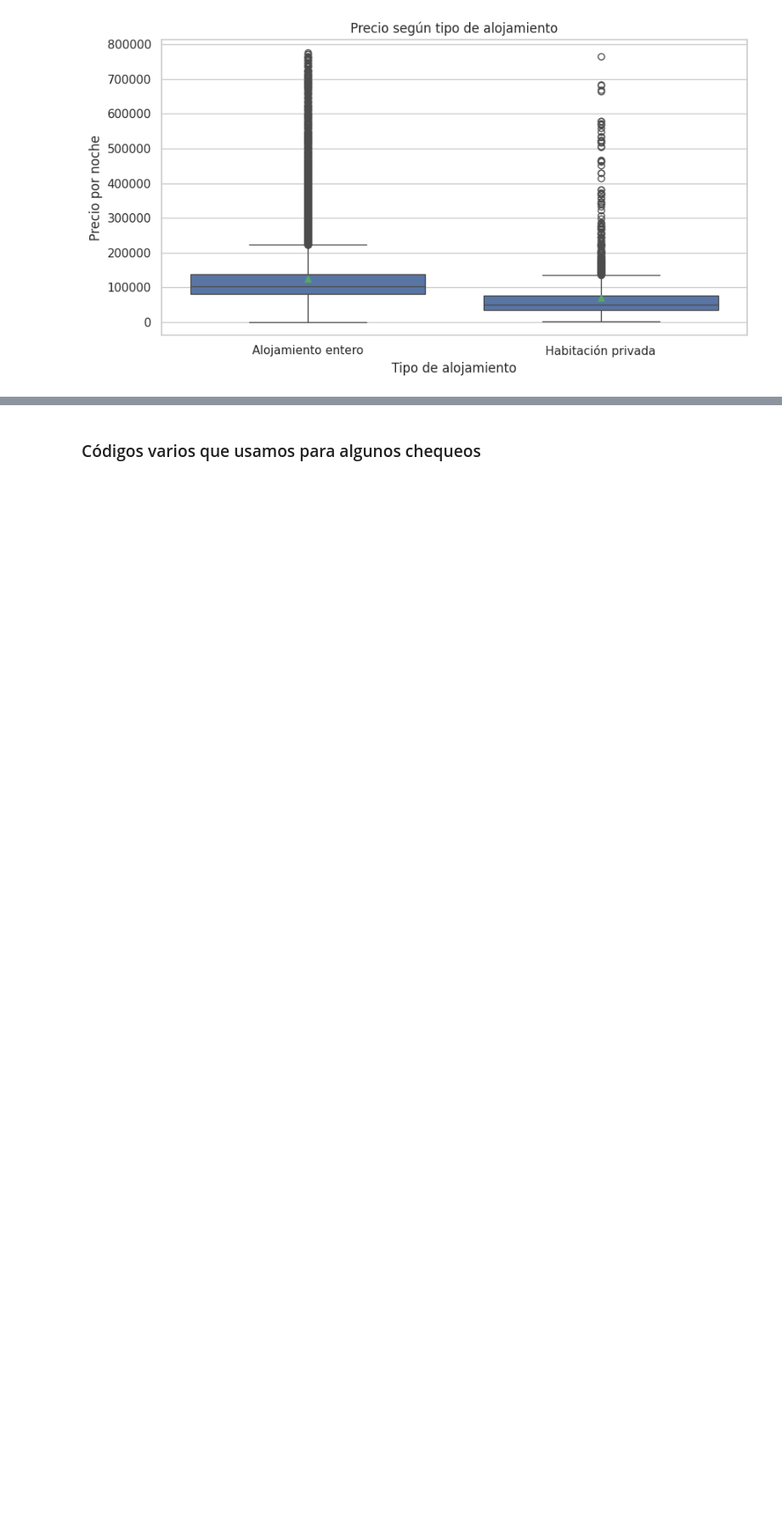
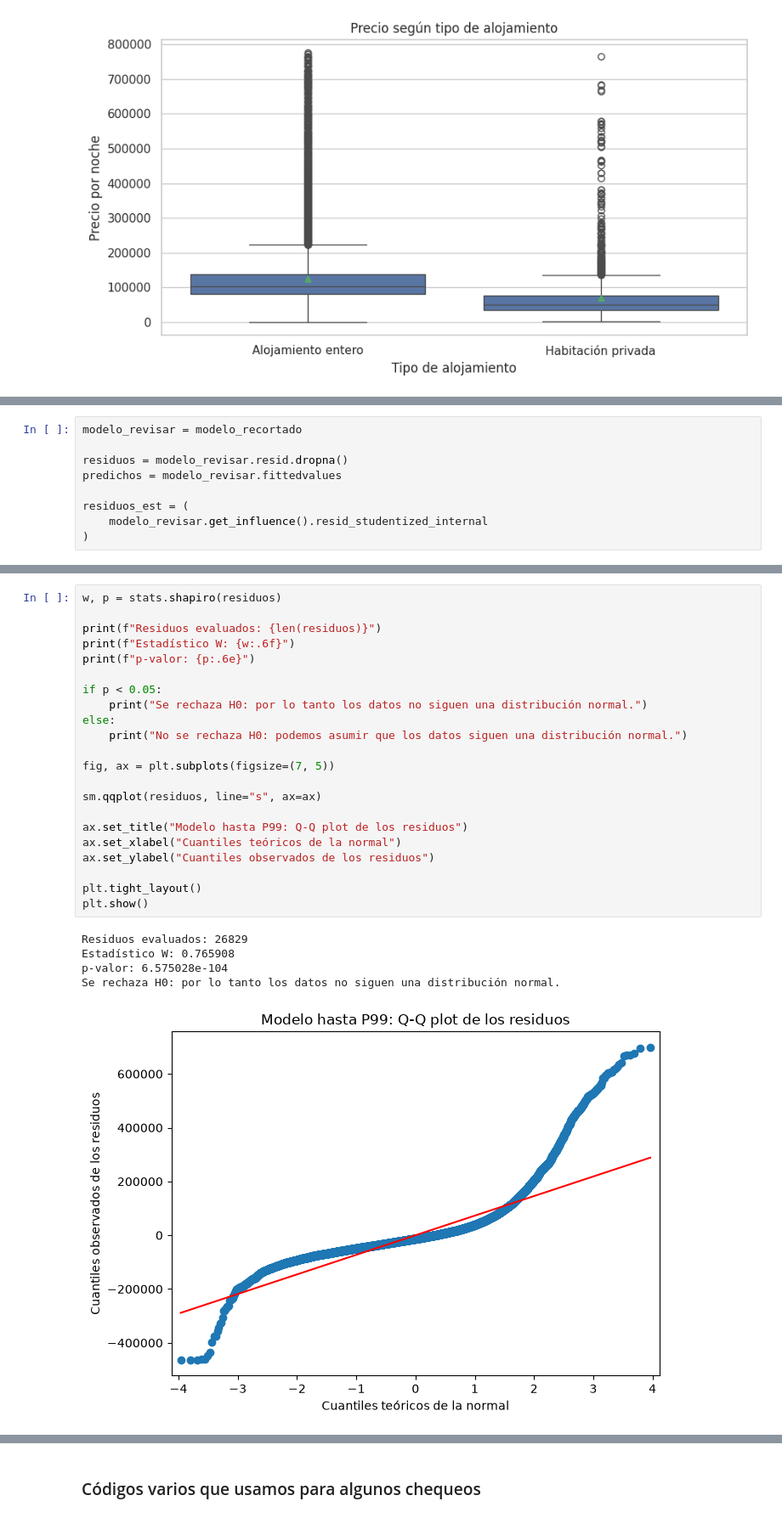
Before and after one commit to ClariflaroCode/TP_fundamentos_grupo30_airbnb, a Jupyter notebook: Entrega.ipynb, the cells around one changed output, grey strips where cells are left out. Shown at 85% size. Drawn from its saved outputs; the diff is of its cells as text; blank space fills up the shorter version.

```diff
--- a/Entrega.ipynb
+++ b/Entrega.ipynb
@@ -683,0 +779,9 @@ Notes:
+# %%
+modelo_revisar = modelo_recortado
+
+residuos = modelo_revisar.resid.dropna()
+predichos = modelo_revisar.fittedvalues
+
+residuos_est = (
+    modelo_revisar.get_influence().resid_studentized_internal
+)
@@ -683,0 +796,28 @@ Notes:
+# %%
+w, p = stats.shapiro(residuos)
+
+print(f"Residuos evaluados: {len(residuos)}")
+print(f"Estadístico W: {w:.6f}")
+print(f"p-valor: {p:.6e}")
+
+if p < 0.05:
+    print("Se rechaza H0: por lo tanto los datos no siguen una distribución normal.")
+else:
+    print("No se rechaza H0: podemos asumir que los datos siguen una distribución normal.")
+
+fig, ax = plt.subplots(figsize=(7, 5))
+
+sm.qqplot(residuos, line="s", ax=ax)
+
+ax.set_title("Modelo hasta P99: Q-Q plot de los residuos")
+ax.set_xlabel("Cuantiles teóricos de la normal")
+ax.set_ylabel("Cuantiles observados de los residuos")
+
+plt.tight_layout()
+plt.show()
+# %% [output]
+Residuos evaluados: 26829
+Estadístico W: 0.765908
+p-valor: 6.575028e-104
+Se rechaza H0: por lo tanto los datos no siguen una distribución normal.
+[figure, added]
```
Also changed, not shown: parts of 43 cells of this notebook, 1 other file.
